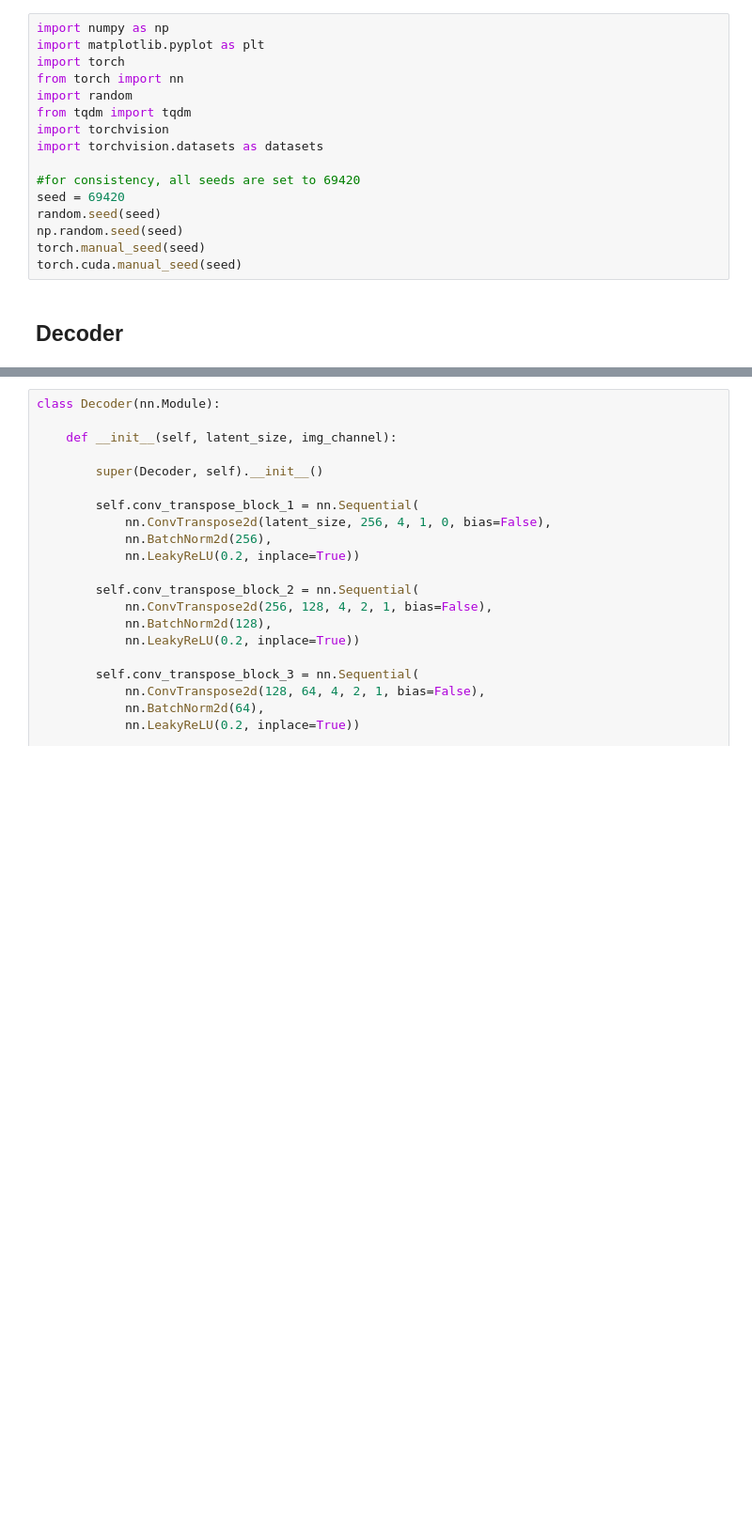
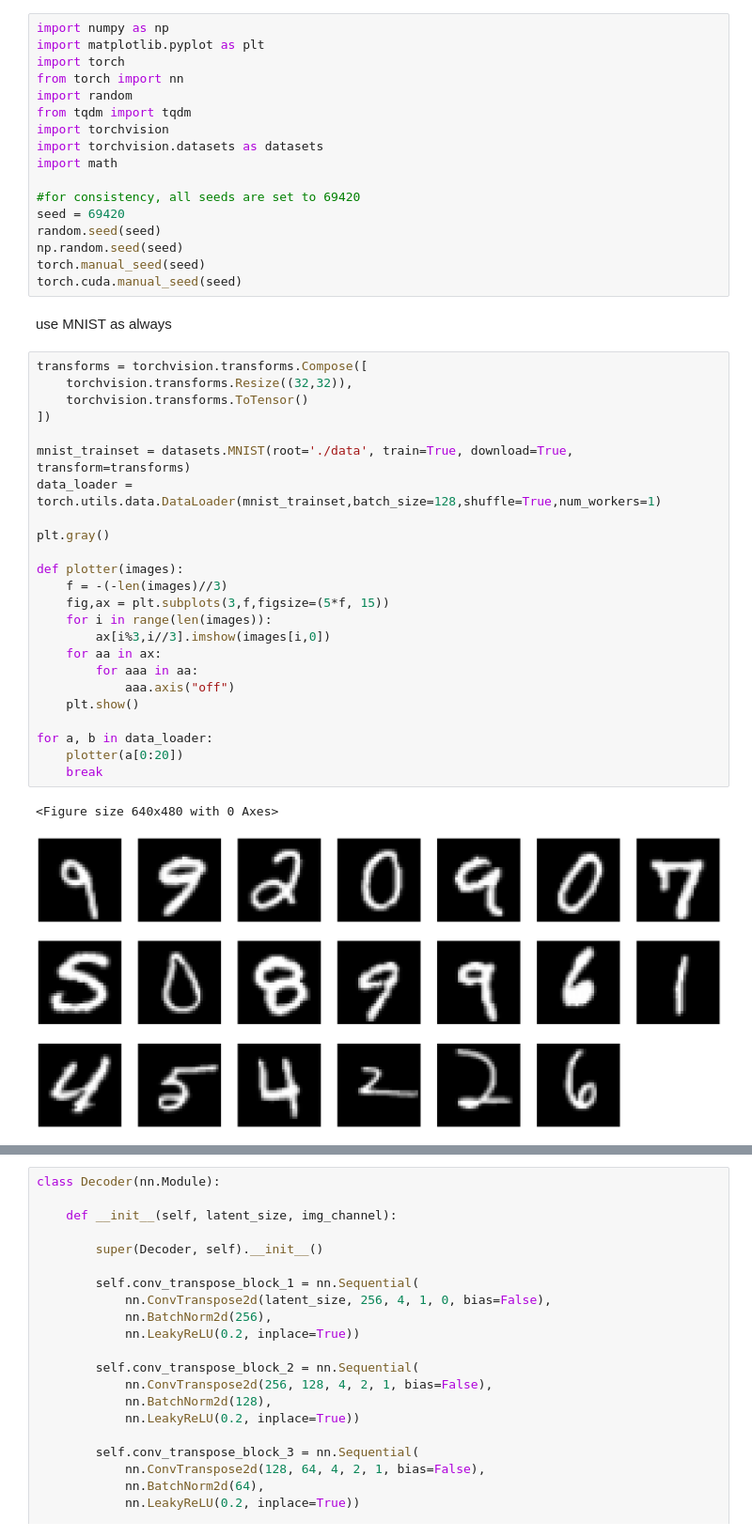
Before and after one commit to kkuroma/gaussian-mixture, a Jupyter notebook: code/categorical-generation/gmvae.ipynb, the cells around one changed output, grey strips where cells are left out. Shown: that part at 94% size. Saved outputs shown, nothing was run; the diff lists cells and outputs as text; blank space fills up the shorter version.

```diff
--- a/code/categorical-generation/gmvae.ipynb
+++ b/code/categorical-generation/gmvae.ipynb
@@ -7,6 +15,7 @@ import random
 from tqdm import tqdm
 import torchvision
 import torchvision.datasets as datasets
+import math
 
 #for consistency, all seeds are set to 69420
 seed = 69420
@@ -14,5 +23,32 @@ random.seed(seed)
 np.random.seed(seed)
 torch.manual_seed(seed)
 torch.cuda.manual_seed(seed)
-# %% [markdown]
-## Decoder
+# %% [markdown]
+use MNIST as always
+# %%
+transforms = torchvision.transforms.Compose([
+    torchvision.transforms.Resize((32,32)),
+    torchvision.transforms.ToTensor()
+])
+
+mnist_trainset = datasets.MNIST(root='./data', train=True, download=True, transform=transforms)
+data_loader = torch.utils.data.DataLoader(mnist_trainset,batch_size=128,shuffle=True,num_workers=1)
+
+plt.gray()
+
+def plotter(images):
+    f = -(-len(images)//3)
+    fig,ax = plt.subplots(3,f,figsize=(5*f, 15))
+    for i in range(len(images)):
+        ax[i%3,i//3].imshow(images[i,0])
+    for aa in ax:
+        for aaa in aa:
+            aaa.axis("off")
+    plt.show()
+
+for a, b in data_loader:
+    plotter(a[0:20])
+    break
+# %% [output]
+<Figure size 640x480 with 0 Axes>
+[figure, added]
```
Also changed, not shown: parts of 15 cells of this notebook, 5 other files.
